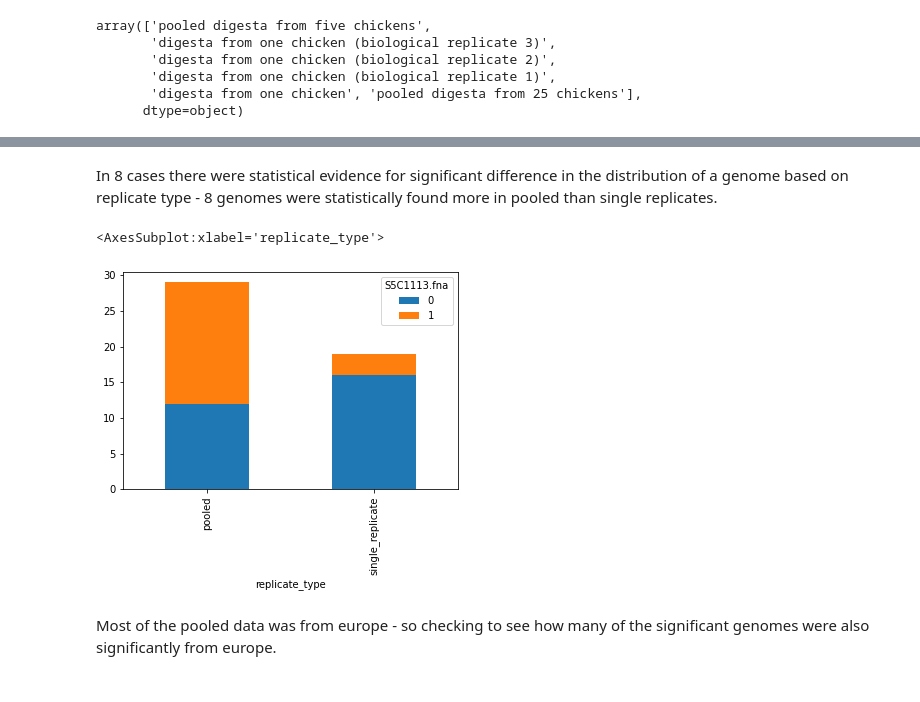
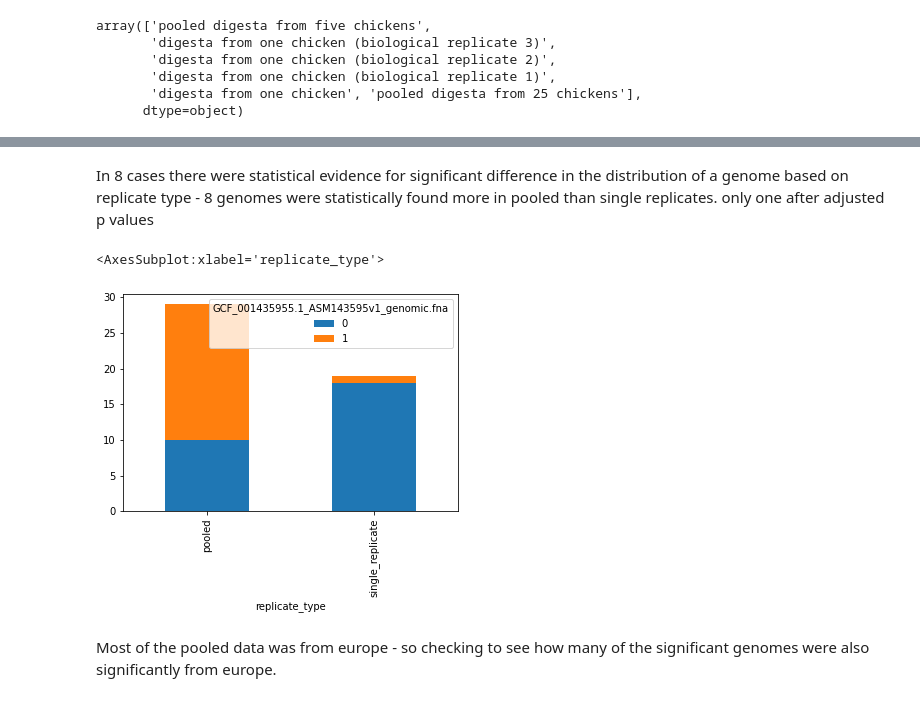
Before and after one commit to m3j/thesis_code, a Jupyter notebook: InStrain_output.ipynb, the cells around one changed output, grey strips where cells are left out. Cells and saved outputs as stored; diff of their text form; code cells hidden in the pictures.

```diff
--- a/InStrain_output.ipynb
+++ b/InStrain_output.ipynb
@@ -477,10 +587,10 @@ significant_diff_replicate_type
 # %% [markdown]
-In 8 cases there were statistical evidence for significant difference in the distribution of a genome based on replicate type - 8 genomes were statistically found more in pooled than single replicates.
+In 8 cases there were statistical evidence for significant difference in the distribution of a genome based on replicate type - 8 genomes were statistically found more in pooled than single replicates.  only one after adjusted p values
 # %%
-pd.crosstab(meta_binary_genome_info['replicate_type'],meta_binary_genome_info['S5C1113.fna']).plot.bar(stacked=True)
+pd.crosstab(meta_binary_genome_info['replicate_type'],meta_binary_genome_info['GCF_001435955.1_ASM143595v1_genomic.fna']).plot.bar(stacked=True)
 # %% [output]
 <AxesSubplot:xlabel='replicate_type'>
-[figure, old version]
+[figure, new version]
 # %% [markdown]
 Most of the pooled data was from europe - so checking to see how many of the significant genomes were also significantly from europe.
 # %%
```
Also changed, not shown: parts of 27 cells of this notebook, 17 other files.
